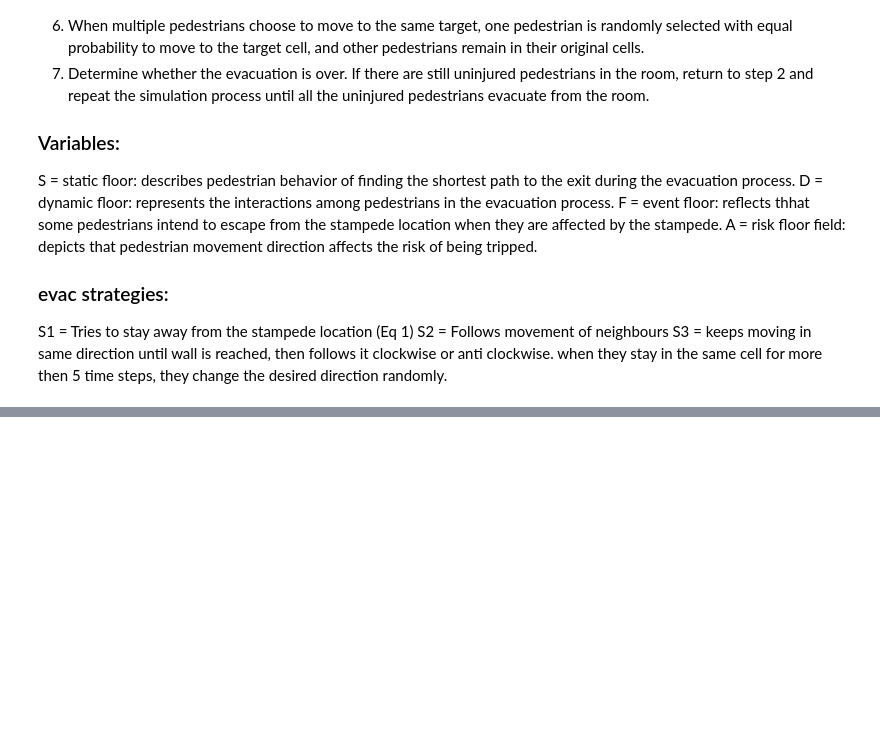
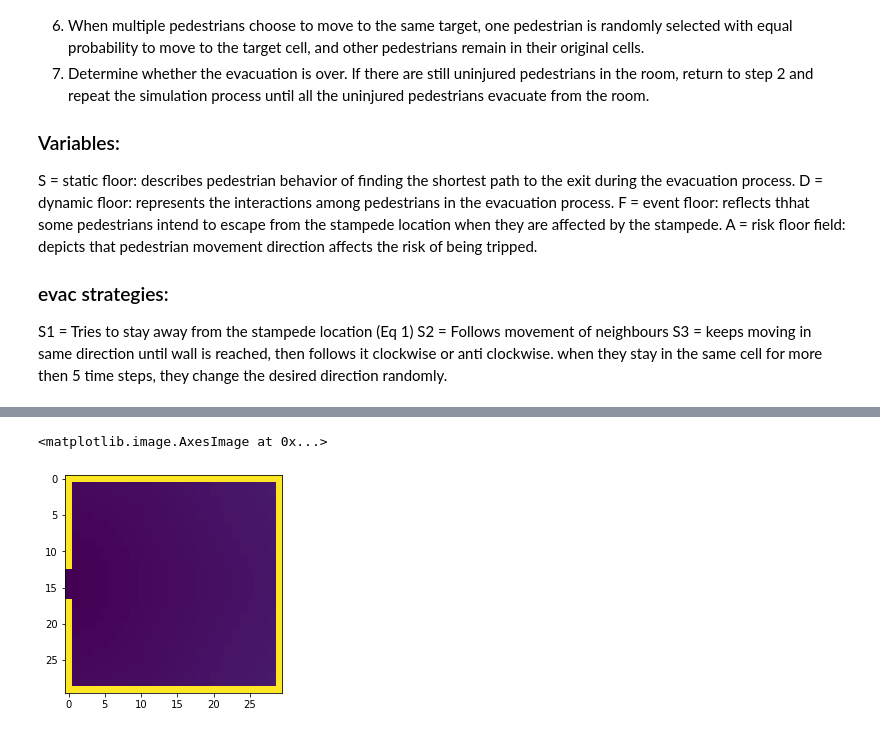
Before and after one commit to wardvanbelle/STmodels_project, a Jupyter notebook: Stampede.ipynb, the cells around one changed output, grey strips where cells are left out. Drawn from its saved outputs; the diff is of its cells as text; code cells hidden in the pictures; blank space fills up the shorter version.

```diff
--- a/Stampede.ipynb
+++ b/Stampede.ipynb
@@ -320,0 +373,5 @@ while stampede:
+# %%
+plt.imshow(S)
+# %% [output]
+<matplotlib.image.AxesImage at 0x...>
+[figure, added]
```
Also changed, not shown: parts of 7 cells of this notebook, 1 other file.
